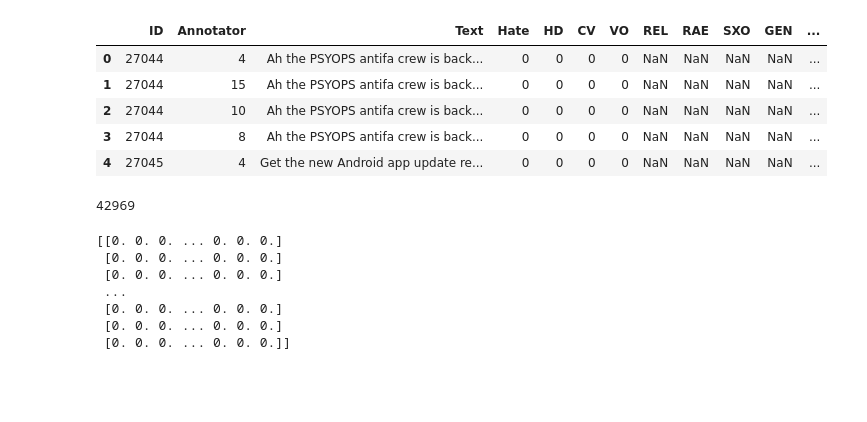
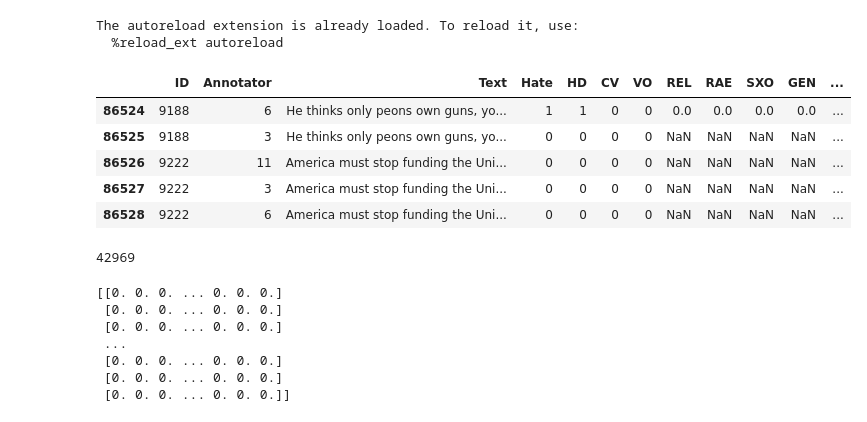
Before and after one commit to b-weintraub/hate-speech, a Jupyter notebook: TD-IDF-model.ipynb, the cells around one changed output. Cells and saved outputs as stored; diff of their text form; code cells hidden in the pictures; blank space fills up the shorter version.

```diff
--- a/TD-IDF-model.ipynb
+++ b/TD-IDF-model.ipynb
@@ -1,12 +1,32 @@
 # %%
+%load_ext autoreload
+%autoreload 2
+
 import numpy as np
 import pandas as pd
 import matplotlib.pyplot as plt
 %matplotlib inline
 
+
 from sklearn.model_selection import train_test_split
 from sklearn.linear_model import LogisticRegression
 from sklearn.metrics import accuracy_score
+from sklearn.ensemble import RandomForestClassifier
+from sklearn.ensemble import GradientBoostingClassifier
+
+
+from src.helper import accuracy_scores
+from src.confusion_df import render_mpl_table
+from src.confusion_df import confusion_df
+from src.roc import plot_roc_curve
+
+from sklearn.decomposition import NMF
+from sklearn.cluster import KMeans
+
+plt.style.use('ggplot')
+# %% [output]
+The autoreload extension is already loaded. To reload it, use:
+  %reload_ext autoreload
 # %%
 #df=pd.read_csv('GabHateCorpus_full_predictions.csv')
 # %%
@@ -14,14 +34,14 @@ from sklearn.metrics import accuracy_score
 # %%
 df2=pd.read_csv('data/GabHateCorpus_annotations.tsv', sep='\t')
 # %%
-df2.head()
+df2.tail()
 # %% [output]
 |  | ID | Annotator | Text | Hate | HD | CV | VO | REL | RAE | SXO | GEN | ... |
-| 0 | 27044 | 4 | Ah the PSYOPS antifa crew is back... | 0 | 0 | 0 | 0 | NaN | NaN | NaN | NaN | ... |
-| 1 | 27044 | 15 | Ah the PSYOPS antifa crew is back... | 0 | 0 | 0 | 0 | NaN | NaN | NaN | NaN | ... |
-| 2 | 27044 | 10 | Ah the PSYOPS antifa crew is back... | 0 | 0 | 0 | 0 | NaN | NaN | NaN | NaN | ... |
-| 3 | 27044 | 8 | Ah the PSYOPS antifa crew is back... | 0 | 0 | 0 | 0 | NaN | NaN | NaN | NaN | ... |
-| 4 | 27045 | 4 | Get the new Android app update re... | 0 | 0 | 0 | 0 | NaN | NaN | NaN | NaN | ... |
+| 86524 | 9188 | 6 | He thinks only peons own guns, yo... | 1 | 1 | 0 | 0 | 0.0 | 0.0 | 0.0 | 0.0 | ... |
+| 86525 | 9188 | 3 | He thinks only peons own guns, yo... | 0 | 0 | 0 | 0 | NaN | NaN | NaN | NaN | ... |
+| 86526 | 9222 | 11 | America must stop funding the Uni... | 0 | 0 | 0 | 0 | NaN | NaN | NaN | NaN | ... |
+| 86527 | 9222 | 3 | America must stop funding the Uni... | 0 | 0 | 0 | 0 | NaN | NaN | NaN | NaN | ... |
+| 86528 | 9222 | 6 | America must stop funding the Uni... | 0 | 0 | 0 | 0 | NaN | NaN | NaN | NaN | ... |
 # %%
 from sklearn.feature_extraction.text import TfidfVectorizer
 vectorizer = TfidfVectorizer()
```
Also changed, not shown: parts of 31 cells of this notebook, 13 other files.
